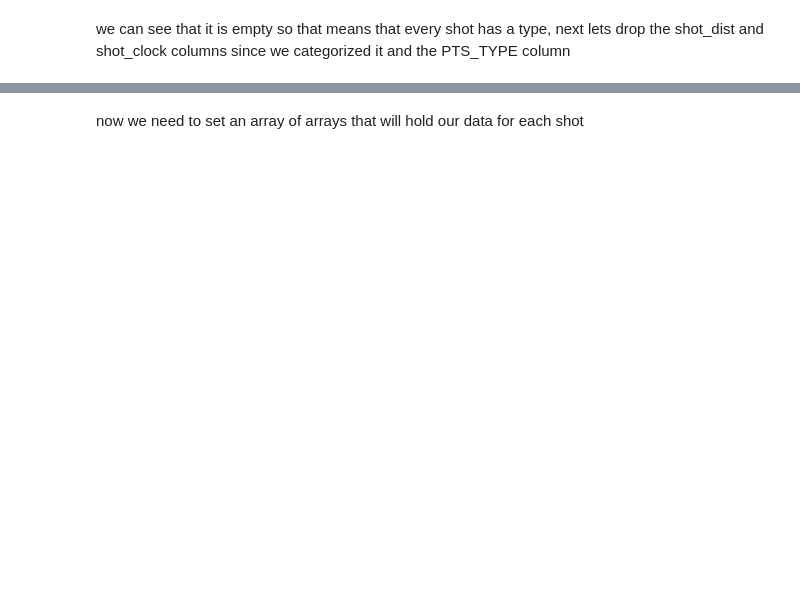
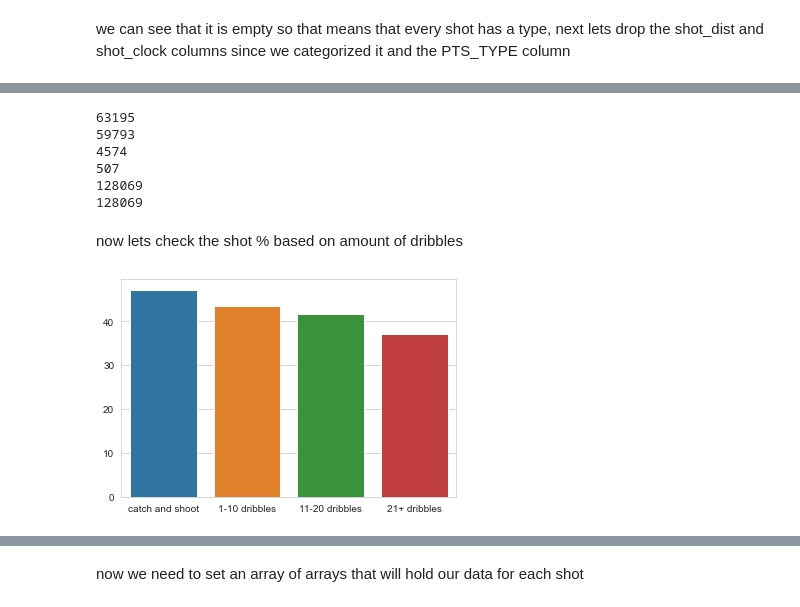
Before and after one commit to LiorBreitman8234/DataScienceFinalProjcet, a Jupyter notebook: nba shots.ipynb, the cells around one changed output, grey strips where cells are left out. Saved outputs shown, nothing was run; the diff lists cells and outputs as text; code cells hidden in the pictures; blank space fills up the shorter version.

```diff
--- a/nba shots.ipynb
+++ b/nba shots.ipynb
@@ -447,0 +439,31 @@ now we will get our data ready to use in the clasifer, first we need to get our
+# %%
+catch_shot = df.loc[df['DRIBBLES'] == 0]
+low_dribbles = df.loc[(df['DRIBBLES'] >=1) & (df['DRIBBLES'] <=10)]
+med_dribbles = df.loc[(df['DRIBBLES'] >=11) & (df['DRIBBLES']<= 20)]
+high_dribbles = df.loc[df['DRIBBLES'] > 20]
+print(catch_shot.shape[0])
+print(low_dribbles.shape[0])
+print(med_dribbles.shape[0])
+print(high_dribbles.shape[0])
+print(df.shape[0])
+print(catch_shot.shape[0]+low_dribbles.shape[0]+med_dribbles.shape[0]+high_dribbles.shape[0])
+# %% [output]
+63195
+59793
+4574
+507
+128069
+128069
+# %% [markdown]
+now lets check the shot % based on amount of dribbles
+# %%
+catch_per = catch_shot.loc[catch_shot['SHOT_RESULT'] ==1].shape[0]/catch_shot.shape[0]
+low_per = low_dribbles.loc[low_dribbles['SHOT_RESULT'] ==1].shape[0]/low_dribbles.shape[0]
+med_per = med_dribbles.loc[med_dribbles['SHOT_RESULT'] ==1].shape[0]/med_dribbles.shape[0]
+high_per = high_dribbles.loc[high_dribbles['SHOT_RESULT'] ==1].shape[0]/high_dribbles.shape[0]
+per_arr = [catch_per*100,low_per*100,med_per*100,high_per*100]
+xlabels = ["catch and shoot","1-10 dribbles","11-20 dribbles","21+ dribbles"]
+sns.set_style("whitegrid")
+ax = sns.barplot(y = per_arr, x = xlabels)
+# %% [output]
+[figure, added]
```
Also changed, not shown: parts of 28 cells of this notebook.
